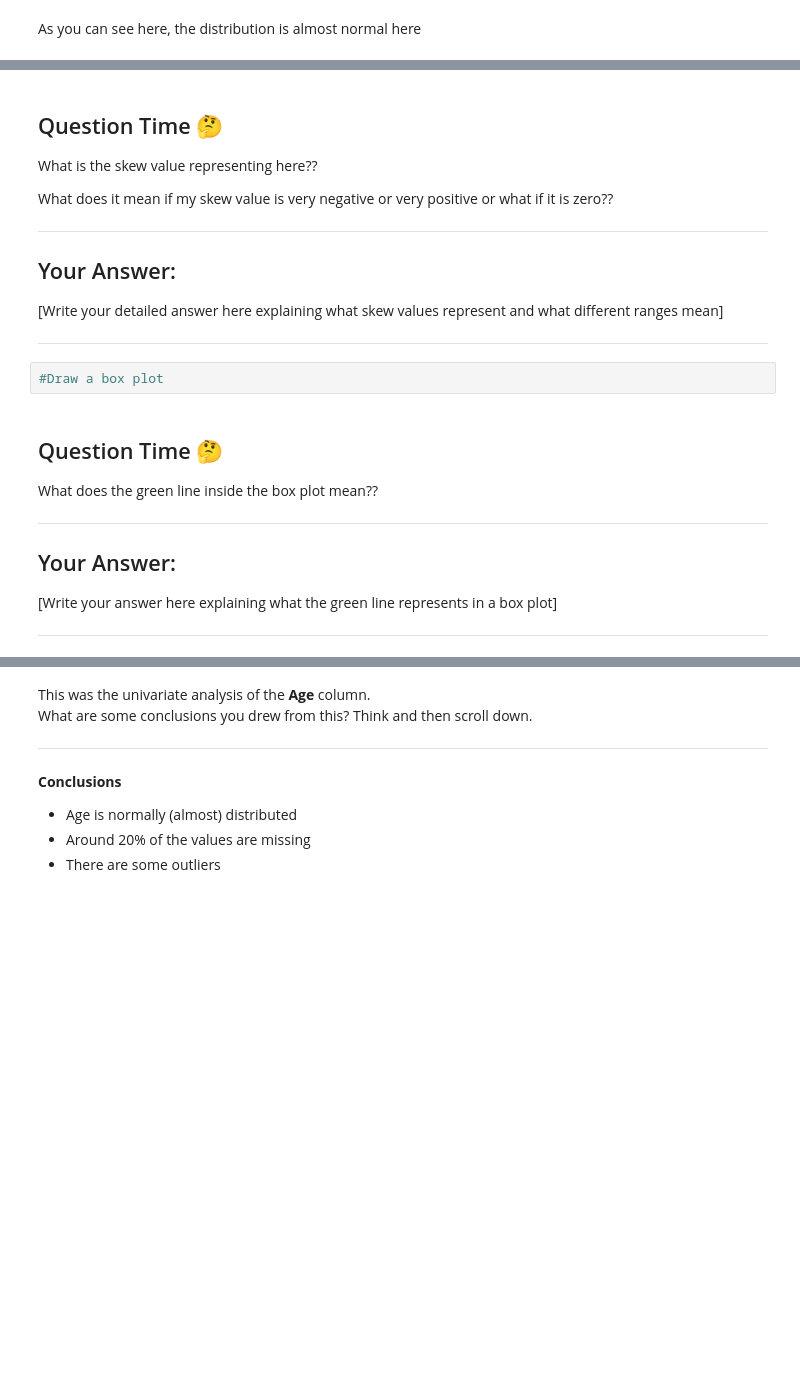
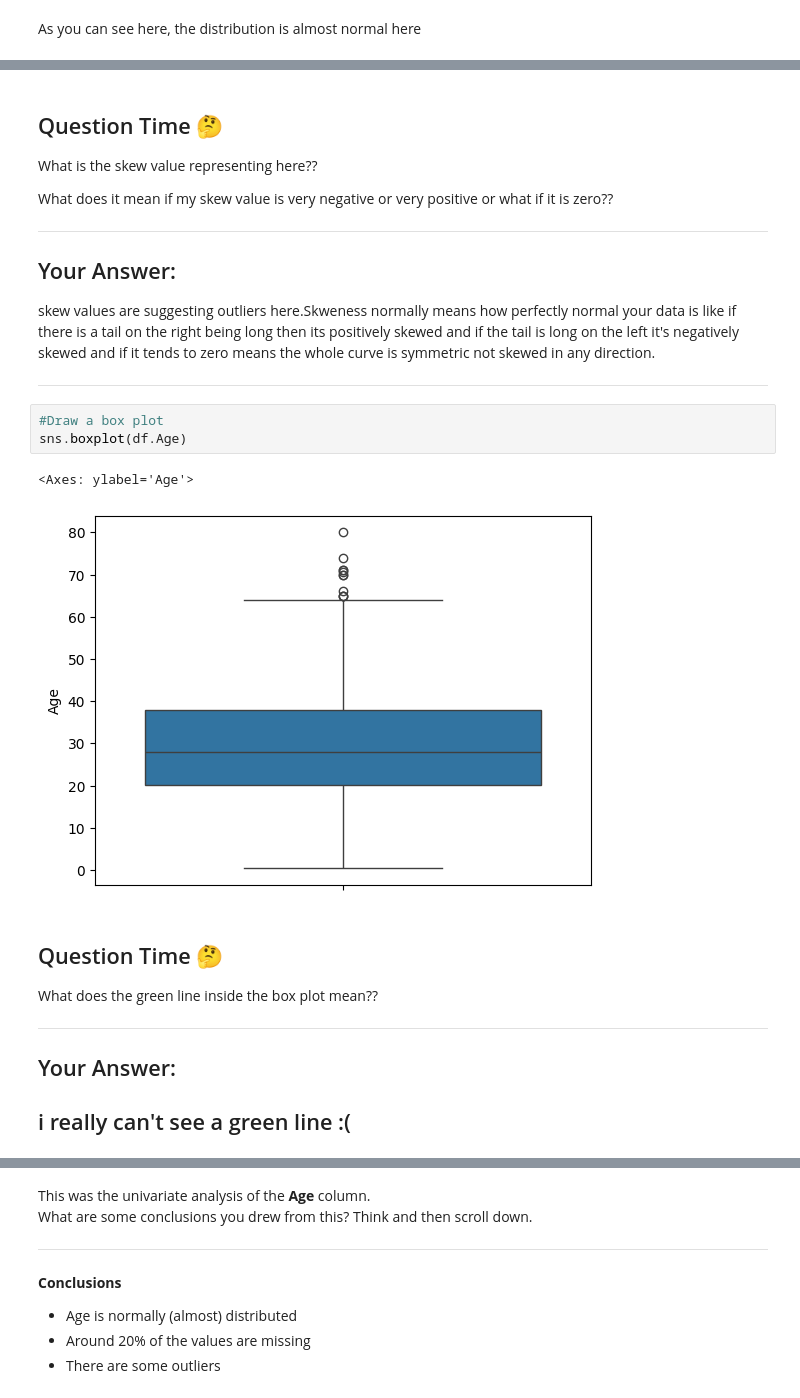
Before and after one commit to maheck9/SynapseLP, a Jupyter notebook: SynapseLPWeekOne.ipynb, the cells around one changed output, grey strips where cells are left out. Cells and saved outputs as stored; diff of their text form; blank space fills up the shorter version.

```diff
--- a/SynapseLPWeekOne.ipynb
+++ b/SynapseLPWeekOne.ipynb
@@ -726,11 +825,15 @@ What does it mean if my skew value is very negative or very positive or what if
 
 ## Your Answer:
 
-[Write your detailed answer here explaining what skew values represent and what different ranges mean]
+skew values are suggesting outliers here.Skweness normally means how perfectly normal your data is like if there is a tail on the right being long then its positively skewed and if the tail is long on the left it's negatively skewed and if it tends to zero means the whole curve is symmetric not skewed in any direction.
 
 ---
 # %%
 #Draw a box plot
+sns.boxplot(df.Age)
+# %% [output]
+<Axes: ylabel='Age'>
+[figure, added]
 # %% [markdown]
 ## Question Time 🤔
 
@@ -740,8 +843,7 @@ What does the green line inside the box plot mean??
 
 ## Your Answer:
 
-[Write your answer here explaining what the green line represents in a box plot]
-
+i really can't see a green line :(
 ---
 # %%
 #Find out the percentage of null values in the age column
```
Also changed, not shown: parts of 43 cells of this notebook.
